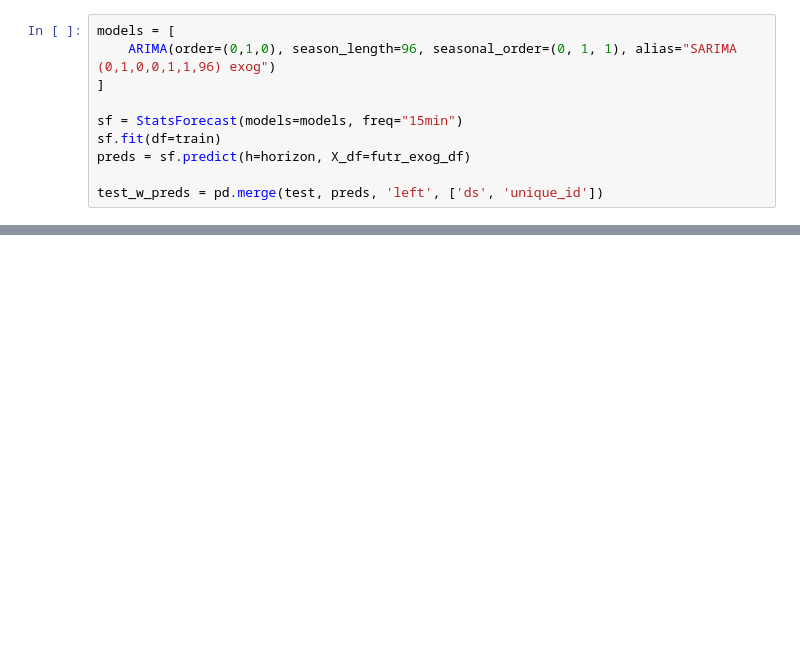
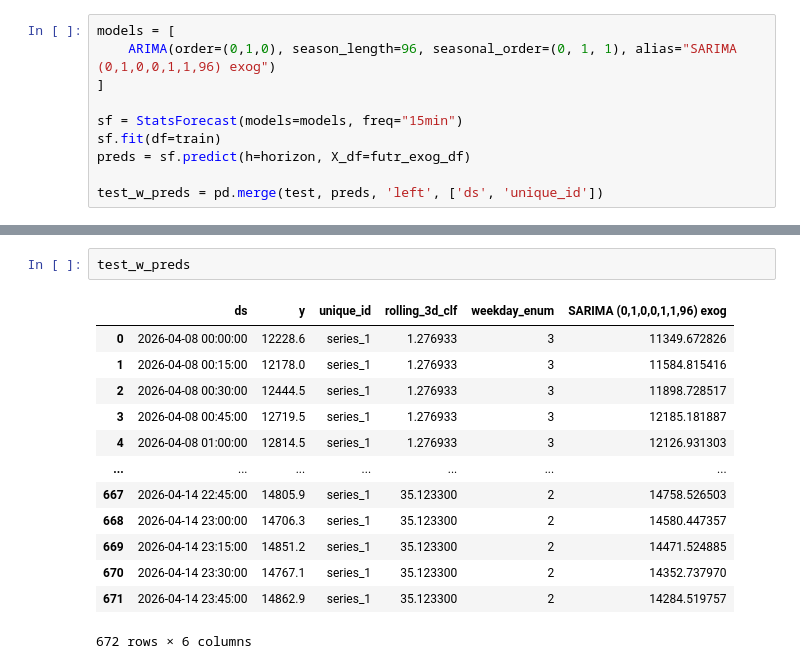
Before and after one commit to dhruvilsangani/EarthSync, a Jupyter notebook: notebooks/05_submission/ts-forecast/Result-PB.ipynb, the cells around one changed output, grey strips where cells are left out. Drawn from its saved outputs; the diff is of its cells as text; blank space fills up the shorter version.

```diff
--- a/notebooks/05_submission/ts-forecast/Result-PB.ipynb
+++ b/notebooks/05_submission/ts-forecast/Result-PB.ipynb
@@ -111,0 +128,16 @@ File saved successfully as: predictions_PB_0415_0421.csv
+# %%
+test_w_preds
+# %% [output]
+|  | ds | y | unique_id | rolling_3d_clf | weekday_enum | SARIMA (0,1,0,0,1,1,96) exog |
+| 0 | 2026-04-08 00:00:00 | 12228.6 | series_1 | 1.276933 | 3 | 11349.672826 |
+| 1 | 2026-04-08 00:15:00 | 12178.0 | series_1 | 1.276933 | 3 | 11584.815416 |
+| 2 | 2026-04-08 00:30:00 | 12444.5 | series_1 | 1.276933 | 3 | 11898.728517 |
+| 3 | 2026-04-08 00:45:00 | 12719.5 | series_1 | 1.276933 | 3 | 12185.181887 |
+| 4 | 2026-04-08 01:00:00 | 12814.5 | series_1 | 1.276933 | 3 | 12126.931303 |
+| ... | ... | ... | ... | ... | ... | ... |
+| 667 | 2026-04-14 22:45:00 | 14805.9 | series_1 | 35.123300 | 2 | 14758.526503 |
+| 668 | 2026-04-14 23:00:00 | 14706.3 | series_1 | 35.123300 | 2 | 14580.447357 |
+| 669 | 2026-04-14 23:15:00 | 14851.2 | series_1 | 35.123300 | 2 | 14471.524885 |
+| 670 | 2026-04-14 23:30:00 | 14767.1 | series_1 | 35.123300 | 2 | 14352.737970 |
+| 671 | 2026-04-14 23:45:00 | 14862.9 | series_1 | 35.123300 | 2 | 14284.519757 |
+672 rows × 6 columns
```
Also changed, not shown: parts of 8 cells of this notebook, 16 other files.
